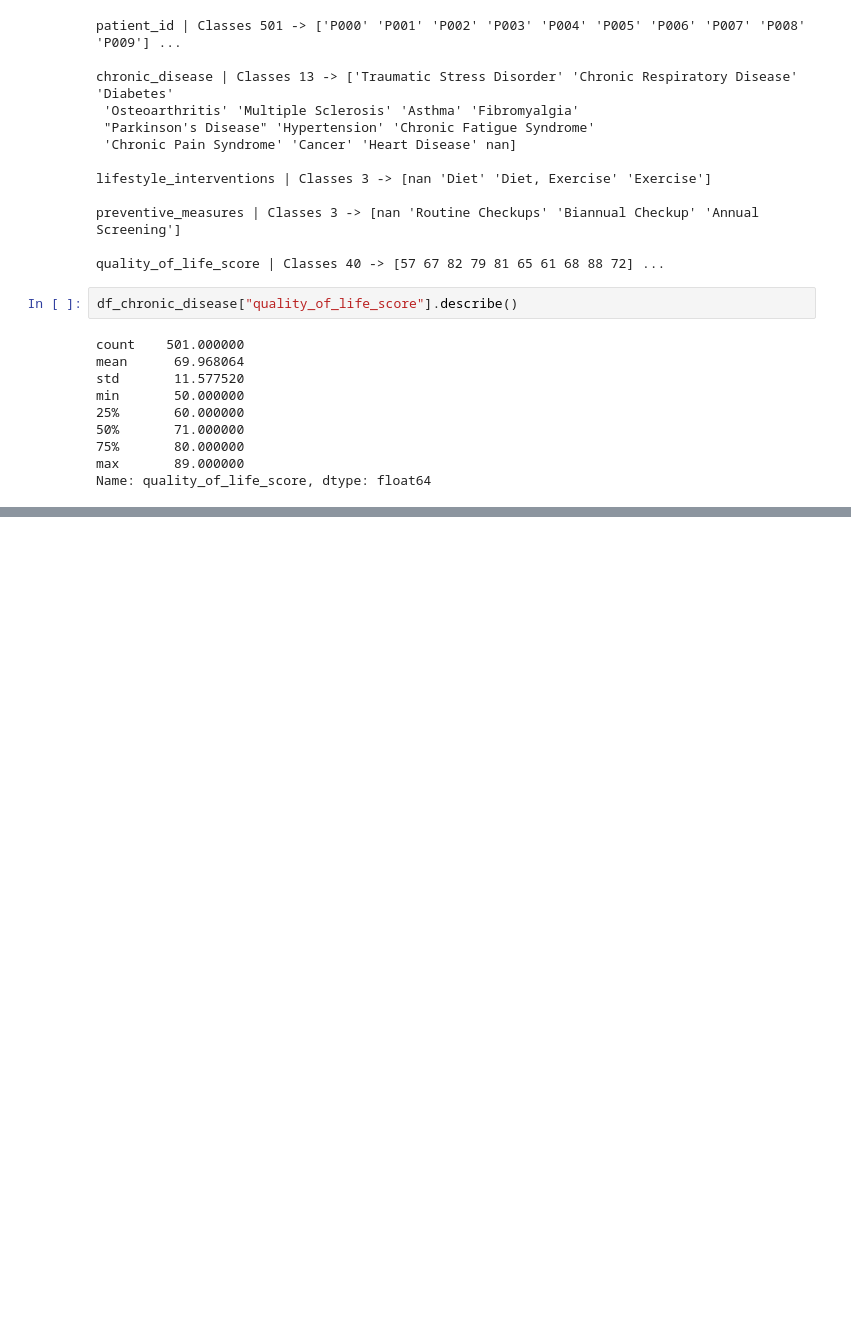
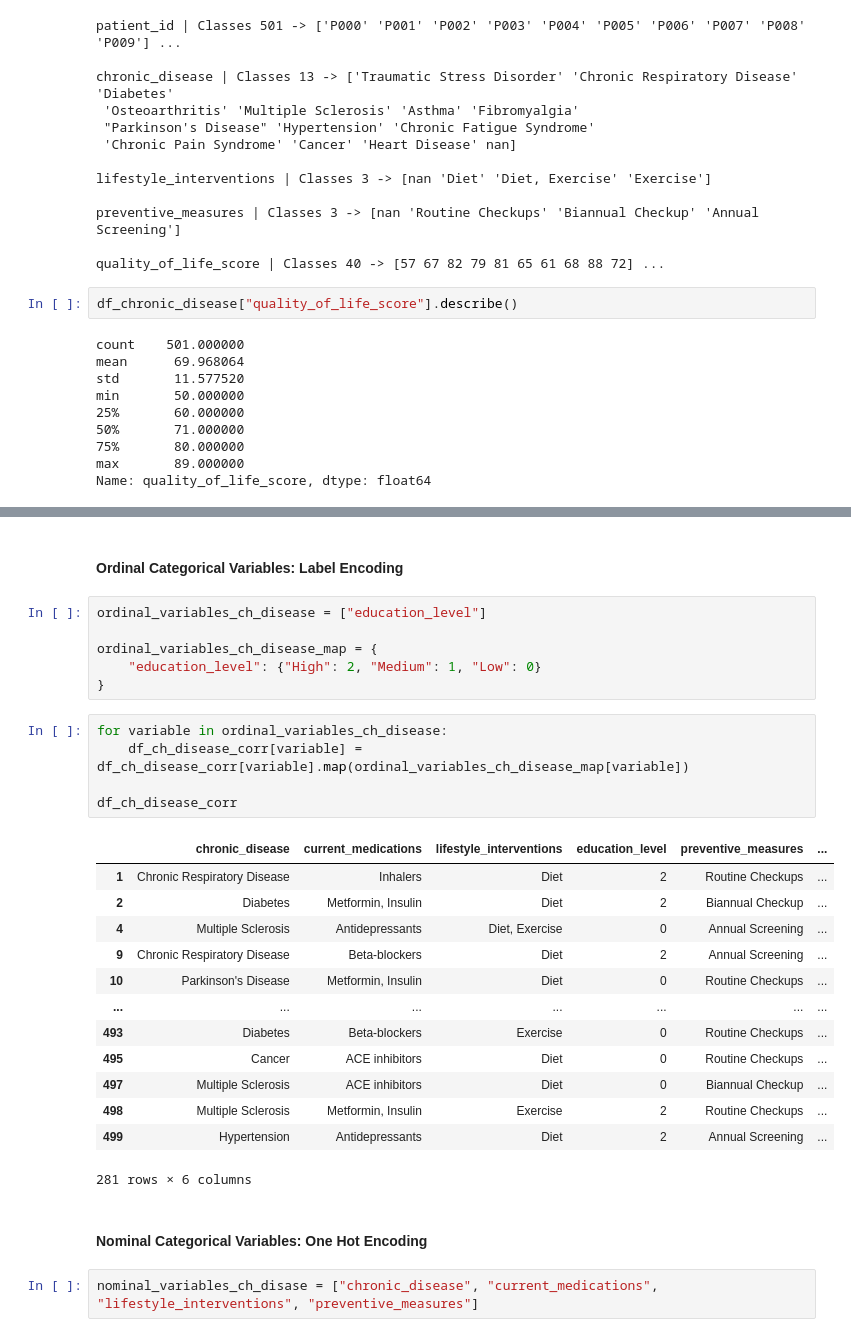
Before and after one commit to kevinmaiden7/ML_Health_Lifestyle, a Jupyter notebook: datasets_eda.ipynb, the cells around one changed output, grey strips where cells are left out. Drawn from its saved outputs; the diff is of its cells as text; blank space fills up the shorter version.

```diff
--- a/datasets_eda.ipynb
+++ b/datasets_eda.ipynb
@@ -350,0 +403,31 @@ df_chronic_disease[interest_columns_df_chronic_disease]
+# %% [markdown]
+#### Ordinal Categorical Variables: Label Encoding
+# %%
+ordinal_variables_ch_disease = ["education_level"]
+
+ordinal_variables_ch_disease_map = {
+    "education_level": {"High": 2, "Medium": 1, "Low": 0}
+}
+# %%
+for variable in ordinal_variables_ch_disease:
+    df_ch_disease_corr[variable] = df_ch_disease_corr[variable].map(ordinal_variables_ch_disease_map[variable])
+
+df_ch_disease_corr
+# %% [output]
+|  | chronic_disease | current_medications | lifestyle_interventions | education_level | preventive_measures | ... |
+| 1 | Chronic Respiratory Disease | Inhalers | Diet | 2 | Routine Checkups | ... |
+| 2 | Diabetes | Metformin, Insulin | Diet | 2 | Biannual Checkup | ... |
+| 4 | Multiple Sclerosis | Antidepressants | Diet, Exercise | 0 | Annual Screening | ... |
+| 9 | Chronic Respiratory Disease | Beta-blockers | Diet | 2 | Annual Screening | ... |
+| 10 | Parkinson's Disease | Metformin, Insulin | Diet | 0 | Routine Checkups | ... |
+| ... | ... | ... | ... | ... | ... | ... |
+| 493 | Diabetes | Beta-blockers | Exercise | 0 | Routine Checkups | ... |
+| 495 | Cancer | ACE inhibitors | Diet | 0 | Routine Checkups | ... |
+| 497 | Multiple Sclerosis | ACE inhibitors | Diet | 0 | Biannual Checkup | ... |
+| 498 | Multiple Sclerosis | Metformin, Insulin | Exercise | 2 | Routine Checkups | ... |
+| 499 | Hypertension | Antidepressants | Diet | 2 | Annual Screening | ... |
+281 rows × 6 columns
+# %% [markdown]
+#### Nominal Categorical Variables: One Hot Encoding
+# %%
+nominal_variables_ch_disase = ["chronic_disease", "current_medications", "lifestyle_interventions", "preventive_measures"]
```
Also changed, not shown: parts of 13 cells of this notebook.
